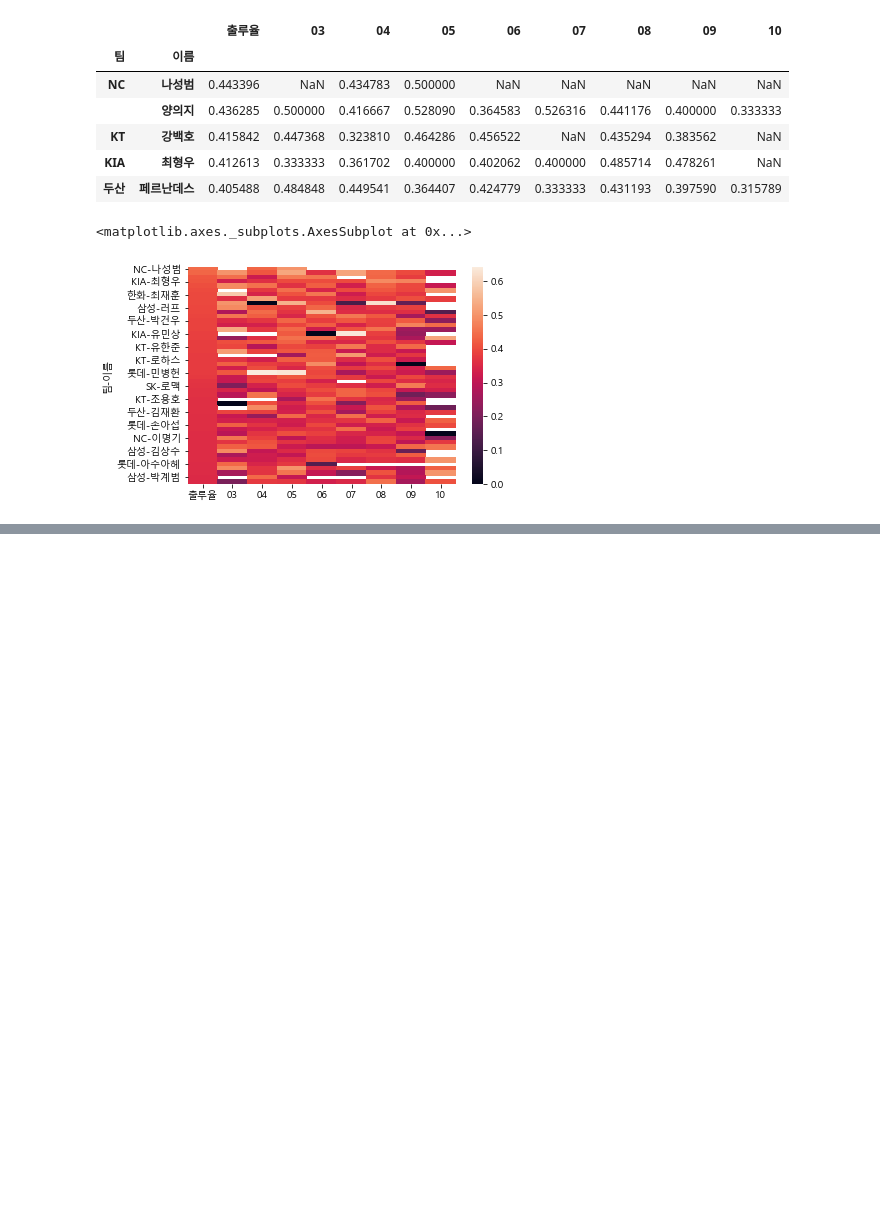
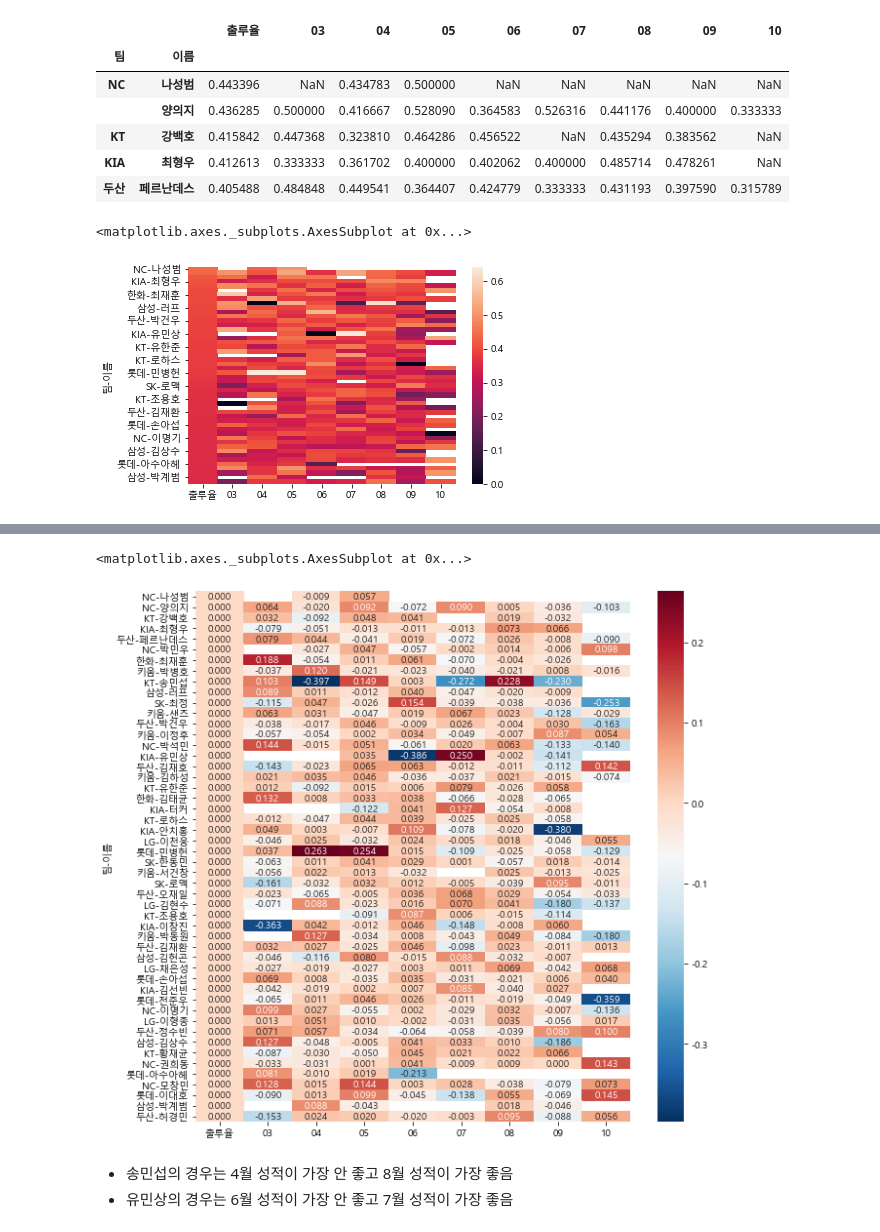
Before and after one commit to psuny1116/Project_by_lecture, a Jupyter notebook: Baseball analysis.ipynb, the cells around one changed output, grey strips where cells are left out. Drawn from its saved outputs; the diff is of its cells as text; code cells hidden in the pictures; blank space fills up the shorter version.

```diff
--- a/Baseball analysis.ipynb
+++ b/Baseball analysis.ipynb
@@ -529,0 +542,9 @@ fig, ax = plt.
+# %%
+# 월별 출루율을 시즌 출루율 대비한 값으로 변경하여 월별 변화 정도 확인(시즌 전체 대비 월별 실적)
+
+for col in df_selected.columns[1:]:
+    df_selected[col] = df_selected[col] - df_selected['출루율']
+
+df_selected['출루율'] = 0.0     # 출루율은 0으로 변환
+
+df_selected.head()
@@ -529,0 +559,14 @@ fig, ax = plt.
+# %%
+# 시즌 전체 대비 월별 출루율 증감 실적을 히트맵으로 표현
+
+# 그림 사이즈 지정
+
+fig, ax = plt.subplots(figsize = (10, 10))
+
+sns.heatmap(data = df_selected.head(50), annot = True, fmt = '.3f', cmap = 'RdBu_r')
+# %% [output]
+<matplotlib.axes._subplots.AxesSubplot at 0x...>
+[figure, added]
+# %% [markdown]
+* 송민섭의 경우는 4월 성적이 가장 안 좋고 8월 성적이 가장 좋음
+* 유민상의 경우는 6월 성적이 가장 안 좋고 7월 성적이 가장 좋음
```
Also changed, not shown: parts of 4 cells of this notebook.
